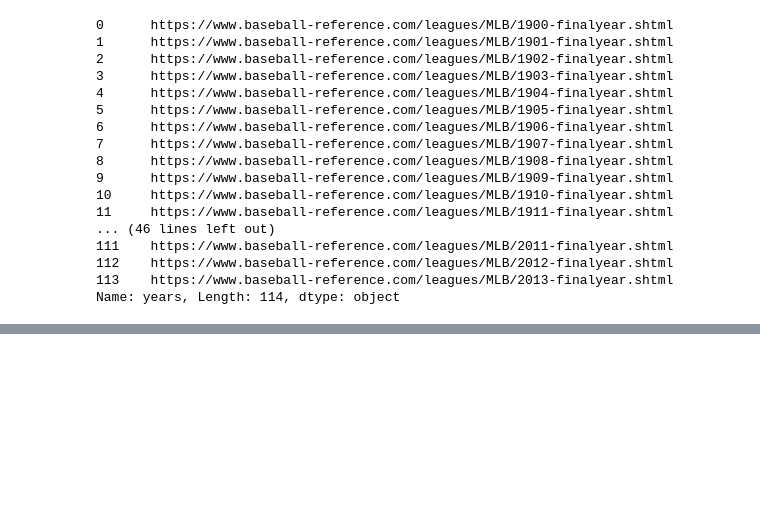
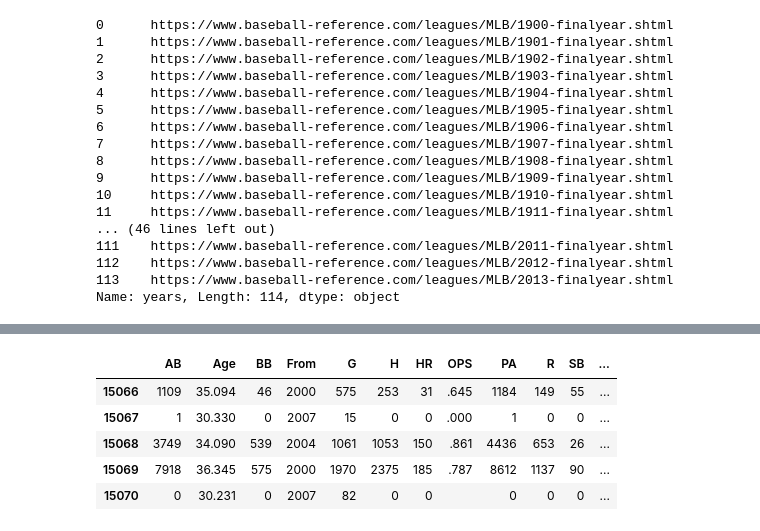
Before and after one commit to JulienAssouline/data-studios-projects, a Jupyter notebook: code/Baseball_life/Baseball players career span.ipynb, the cells around one changed output, grey strips where cells are left out. Drawn from its saved outputs; the diff is of its cells as text; code cells hidden in the pictures; blank space fills up the shorter version.

```diff
--- a/code/Baseball_life/Baseball players career span.ipynb
+++ b/code/Baseball_life/Baseball players career span.ipynb
@@ -66,0 +137,9 @@ for i in doc.find_all("table"):
+# %%
+df_careers_final.tail()
+# %% [output]
+|  | AB | Age | BB | From | G | H | HR | OPS | PA | R | SB | ... |
+| 15066 | 1109 | 35.094 | 46 | 2000 | 575 | 253 | 31 | .645 | 1184 | 149 | 55 | ... |
+| 15067 | 1 | 30.330 | 0 | 2007 | 15 | 0 | 0 | .000 | 1 | 0 | 0 | ... |
+| 15068 | 3749 | 34.090 | 539 | 2004 | 1061 | 1053 | 150 | .861 | 4436 | 653 | 26 | ... |
+| 15069 | 7918 | 36.345 | 575 | 2000 | 1970 | 2375 | 185 | .787 | 8612 | 1137 | 90 | ... |
+| 15070 | 0 | 30.231 | 0 | 2007 | 82 | 0 | 0 |  | 0 | 0 | 0 | ... |
```
Also changed, not shown: parts of 13 cells of this notebook, 6 other files.
